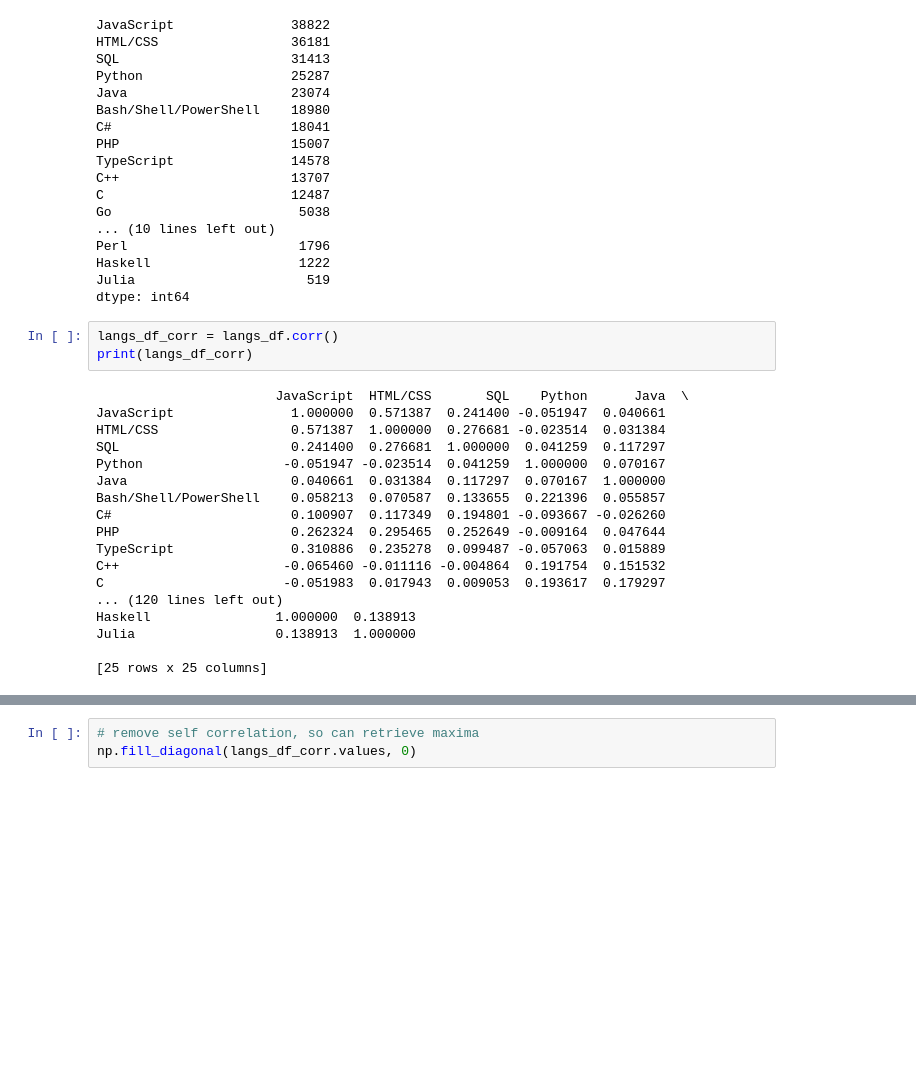
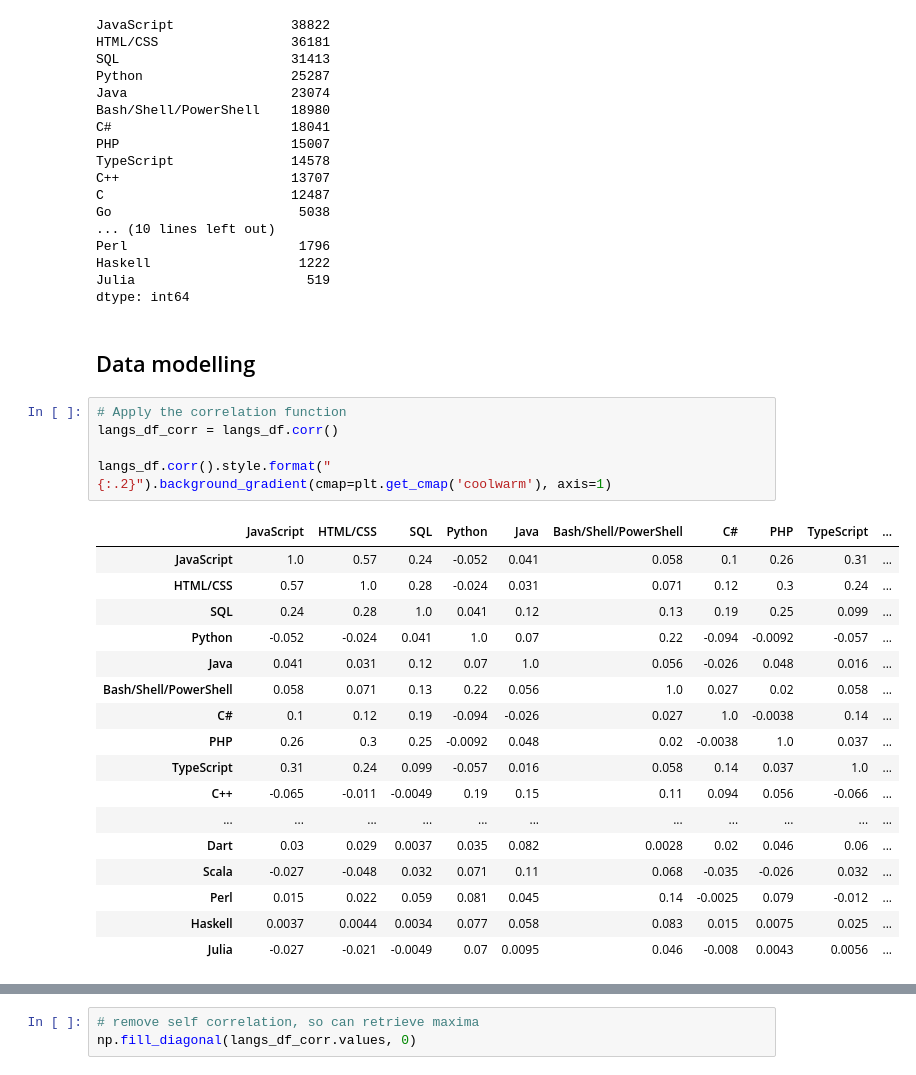
Before and after one commit to natsci-droid/Udacity_DS_P1_Data_Science_Blog, a Jupyter notebook: BlogCode.ipynb, the cells around one changed output, grey strips where cells are left out. Drawn from its saved outputs; the diff is of its cells as text; blank space fills up the shorter version.

```diff
--- a/BlogCode.ipynb
+++ b/BlogCode.ipynb
@@ -117,24 +147,28 @@ Perl                      1796
 Haskell                   1222
 Julia                      519
 dtype: int64
-# %%
-langs_df_corr = langs_df.corr()
-print(langs_df_corr)
-# %% [output]
-                       JavaScript  HTML/CSS       SQL    Python      Java  \
-JavaScript               1.000000  0.571387  0.241400 -0.051947  0.040661
-HTML/CSS                 0.571387  1.000000  0.276681 -0.023514  0.031384
-SQL                      0.241400  0.276681  1.000000  0.041259  0.117297
-Python                  -0.051947 -0.023514  0.041259  1.000000  0.070167
-Java                     0.040661  0.031384  0.117297  0.070167  1.000000
-Bash/Shell/PowerShell    0.058213  0.070587  0.133655  0.221396  0.055857
-C#                       0.100907  0.117349  0.194801 -0.093667 -0.026260
-PHP                      0.262324  0.295465  0.252649 -0.009164  0.047644
-TypeScript               0.310886  0.235278  0.099487 -0.057063  0.015889
-C++                     -0.065460 -0.011116 -0.004864  0.191754  0.151532
-C                       -0.051983  0.017943  0.009053  0.193617  0.179297
-... (120 lines left out)
-Haskell                1.000000  0.138913
-Julia                  0.138913  1.000000
-
-[25 rows x 25 columns]
+# %% [markdown]
+## Data modelling
+# %%
+# Apply the correlation function
+langs_df_corr = langs_df.corr()
+
+langs_df.corr().style.format("{:.2}").background_gradient(cmap=plt.get_cmap('coolwarm'), axis=1)
+# %% [output]
+|  | JavaScript | HTML/CSS | SQL | Python | Java | Bash/Shell/PowerShell | C# | PHP | TypeScript | ... |
+| JavaScript | 1.0 | 0.57 | 0.24 | -0.052 | 0.041 | 0.058 | 0.1 | 0.26 | 0.31 | ... |
+| HTML/CSS | 0.57 | 1.0 | 0.28 | -0.024 | 0.031 | 0.071 | 0.12 | 0.3 | 0.24 | ... |
+| SQL | 0.24 | 0.28 | 1.0 | 0.041 | 0.12 | 0.13 | 0.19 | 0.25 | 0.099 | ... |
+| Python | -0.052 | -0.024 | 0.041 | 1.0 | 0.07 | 0.22 | -0.094 | -0.0092 | -0.057 | ... |
+| Java | 0.041 | 0.031 | 0.12 | 0.07 | 1.0 | 0.056 | -0.026 | 0.048 | 0.016 | ... |
+| Bash/Shell/PowerShell | 0.058 | 0.071 | 0.13 | 0.22 | 0.056 | 1.0 | 0.027 | 0.02 | 0.058 | ... |
+| C# | 0.1 | 0.12 | 0.19 | -0.094 | -0.026 | 0.027 | 1.0 | -0.0038 | 0.14 | ... |
+| PHP | 0.26 | 0.3 | 0.25 | -0.0092 | 0.048 | 0.02 | -0.0038 | 1.0 | 0.037 | ... |
+| TypeScript | 0.31 | 0.24 | 0.099 | -0.057 | 0.016 | 0.058 | 0.14 | 0.037 | 1.0 | ... |
+| C++ | -0.065 | -0.011 | -0.0049 | 0.19 | 0.15 | 0.11 | 0.094 | 0.056 | -0.066 | ... |
+| ... | ... | ... | ... | ... | ... | ... | ... | ... | ... | ... |
+| Dart | 0.03 | 0.029 | 0.0037 | 0.035 | 0.082 | 0.0028 | 0.02 | 0.046 | 0.06 | ... |
+| Scala | -0.027 | -0.048 | 0.032 | 0.071 | 0.11 | 0.068 | -0.035 | -0.026 | 0.032 | ... |
+| Perl | 0.015 | 0.022 | 0.059 | 0.081 | 0.045 | 0.14 | -0.0025 | 0.079 | -0.012 | ... |
+| Haskell | 0.0037 | 0.0044 | 0.0034 | 0.077 | 0.058 | 0.083 | 0.015 | 0.0075 | 0.025 | ... |
+| Julia | -0.027 | -0.021 | -0.0049 | 0.07 | 0.0095 | 0.046 | -0.008 | 0.0043 | 0.0056 | ... |
```
Also changed, not shown: parts of 33 cells of this notebook.
